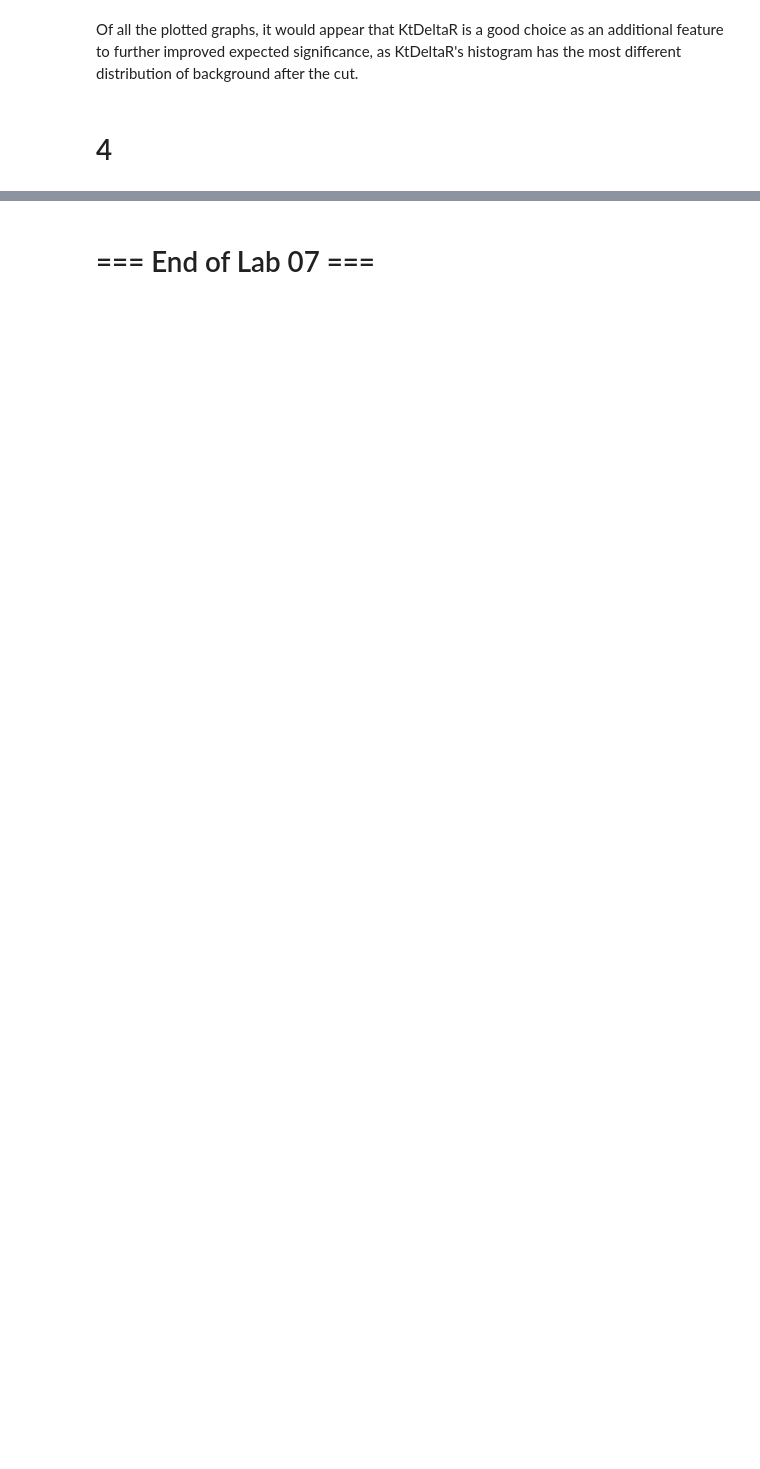
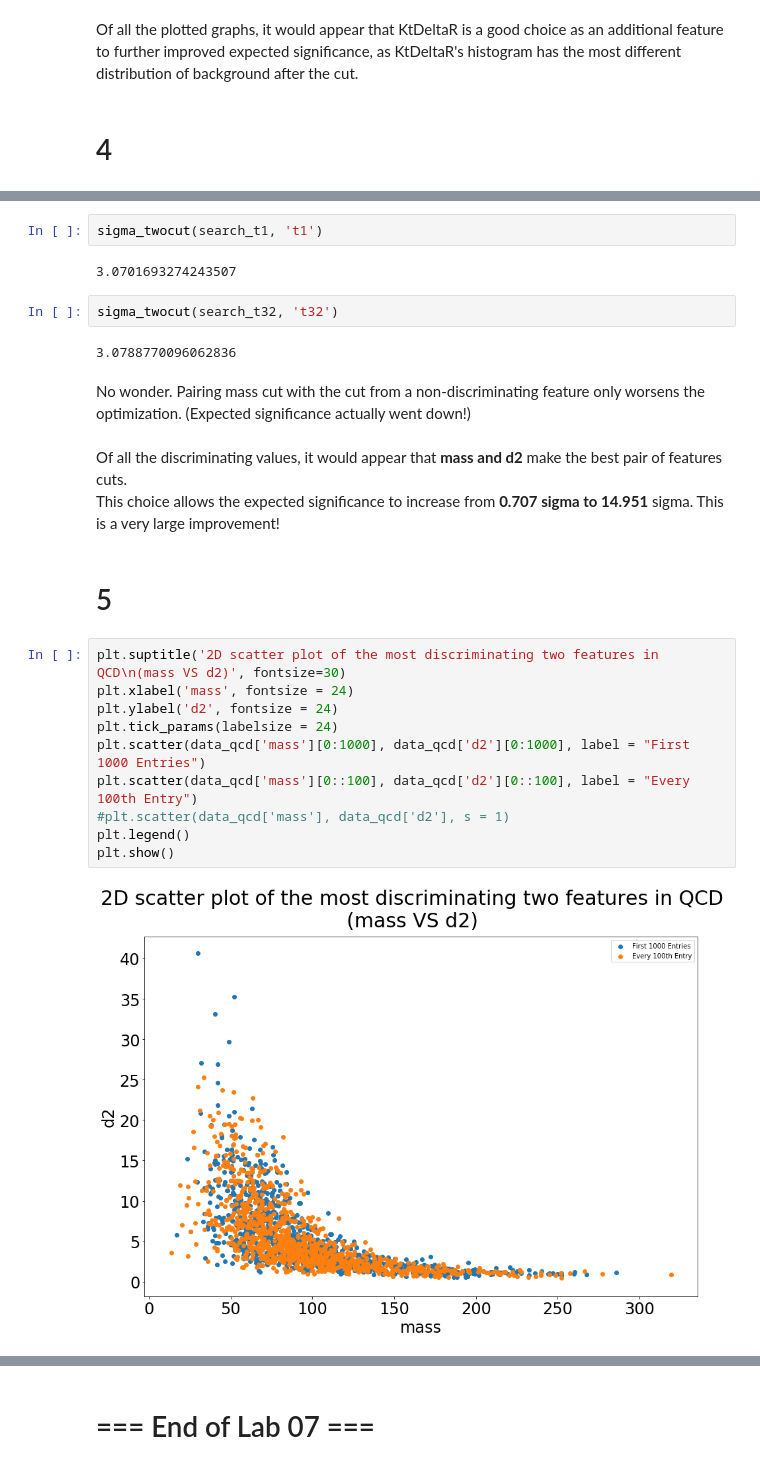
Before and after one commit to John-ZH/PHYS-343-Lab, a Jupyter notebook: John_Zhuang_Lab07.ipynb, the cells around one changed output, grey strips where cells are left out. Saved outputs shown, nothing was run; the diff lists cells and outputs as text; blank space fills up the shorter version.

```diff
--- a/John_Zhuang_Lab07.ipynb
+++ b/John_Zhuang_Lab07.ipynb
@@ -740,0 +809,27 @@ Of all the plotted graphs, it would appear that KtDeltaR is a good choice as an
+# %%
+sigma_twocut(search_t1, 't1')
+# %% [output]
+3.0701693274243507
+# %%
+sigma_twocut(search_t32, 't32')
+# %% [output]
+3.0788770096062836
+# %% [markdown]
+No wonder. Pairing mass cut with the cut from a non-discriminating feature only worsens the optimization. (Expected significance actually went down!)
+# %% [markdown]
+Of all the discriminating values, it would appear that **mass and d2** make the best pair of features cuts.
+<br>This choice allows the expected significance to increase from **0.707 sigma to 14.951** sigma. This is a very large improvement!
+# %% [markdown]
+# 5
+# %%
+plt.suptitle('2D scatter plot of the most discriminating two features in QCD\n(mass VS d2)', fontsize=30)
+plt.xlabel('mass', fontsize = 24)
+plt.ylabel('d2', fontsize = 24)
+plt.tick_params(labelsize = 24)
+plt.scatter(data_qcd['mass'][0:1000], data_qcd['d2'][0:1000], label = "First 1000 Entries")
+plt.scatter(data_qcd['mass'][0::100], data_qcd['d2'][0::100], label = "Every 100th Entry")
+#plt.scatter(data_qcd['mass'], data_qcd['d2'], s = 1)
+plt.legend()
+plt.show()
+# %% [output]
+[figure, added]
```
Also changed, not shown: parts of 41 cells of this notebook.
